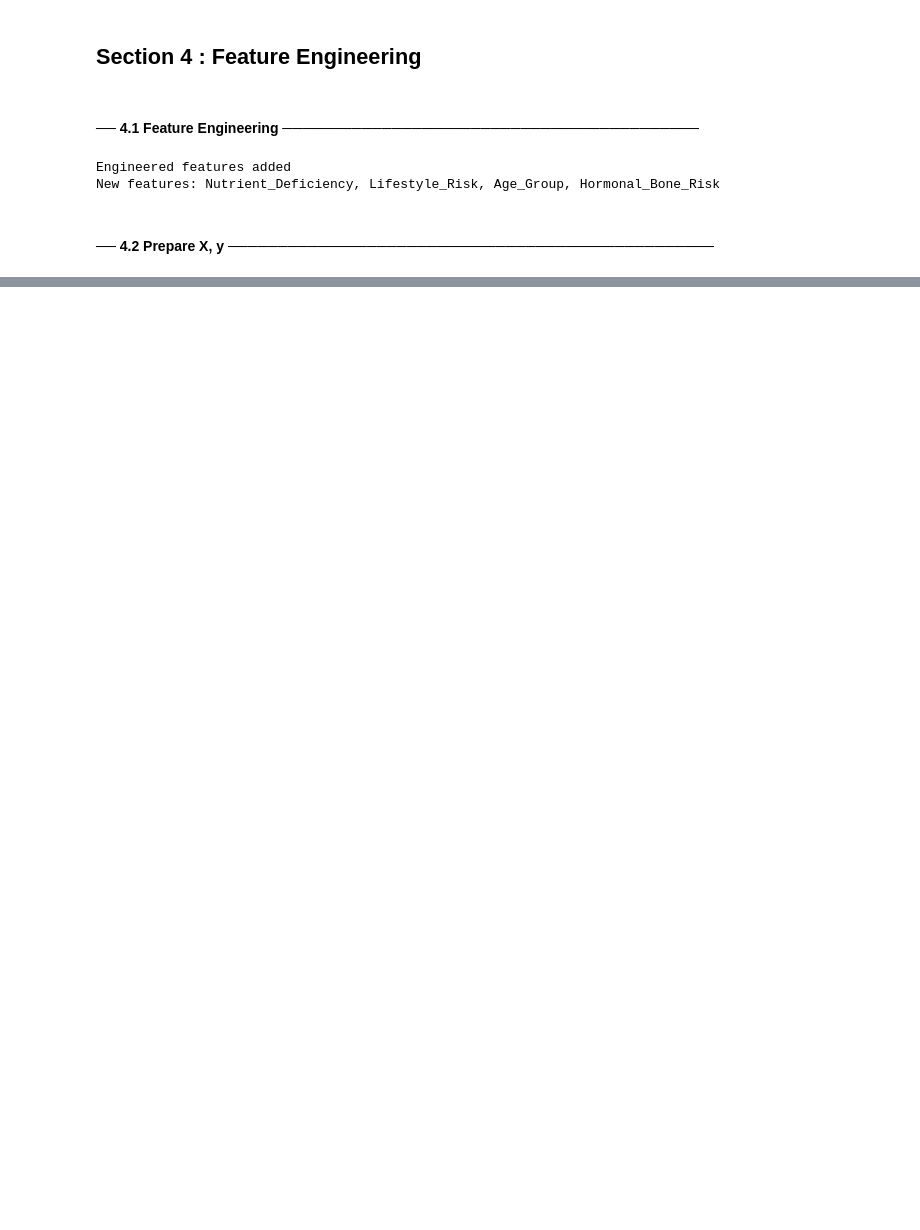
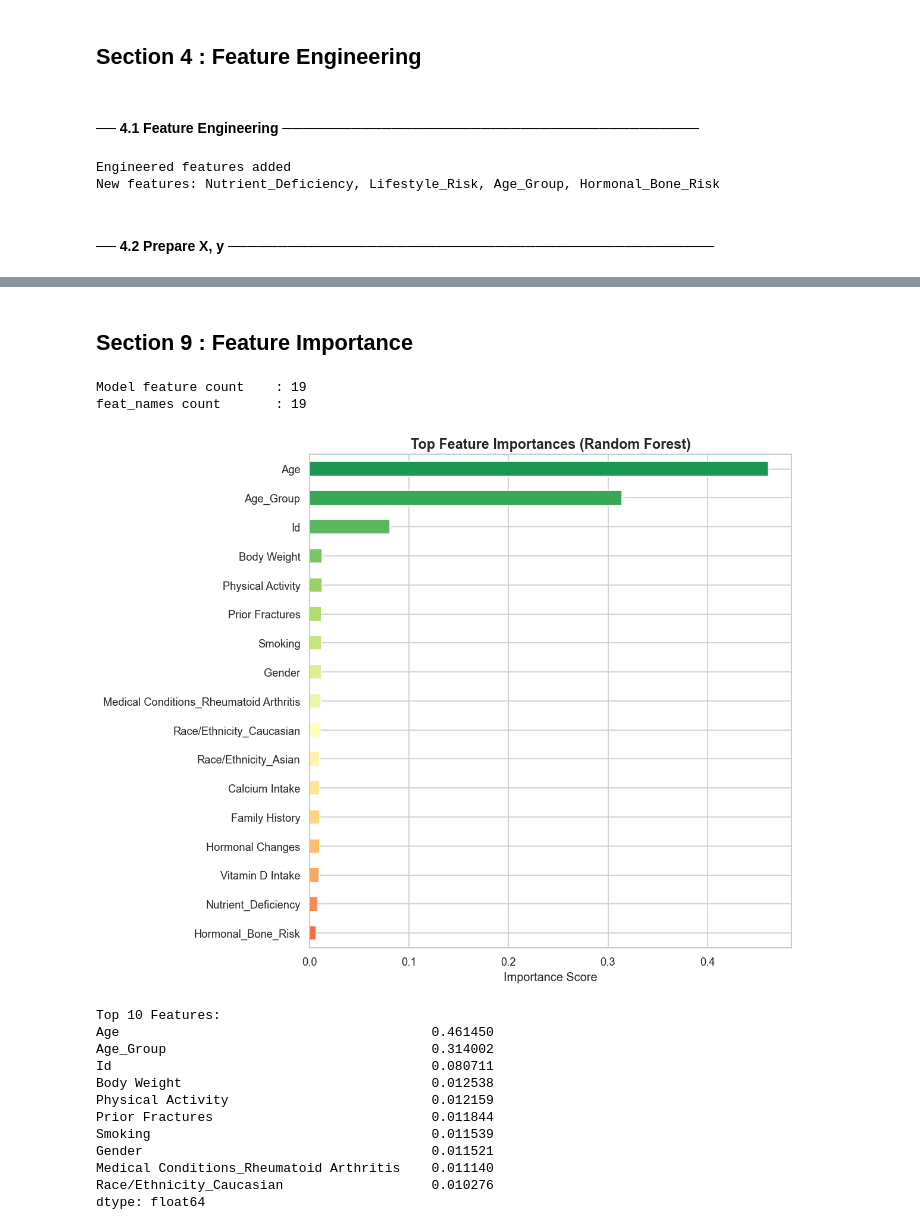
Before and after one commit to afeefanver/Osteoporosis-Risk-Prediction, a Jupyter notebook: Model Train(Oesto).ipynb, the cells around one changed output, grey strips where cells are left out. Cells and saved outputs as stored; diff of their text form; code cells hidden in the pictures; blank space fills up the shorter version.

```diff
--- a/Model Train(Oesto).ipynb
+++ b/Model Train(Oesto).ipynb
@@ -140,0 +458,45 @@ Series([], Name: count, dtype: int64)
+# %% [markdown]
+## Section 9 : Feature Importance
+# %%
+rf_model = trained_models['Random Forest']['model']
+
+# Get exact feature names the model was trained on
+try:
+    feat_names = rf_model.feature_names_in_.tolist()  # works if trained on DataFrame
+except AttributeError:
+    # fallback — model was trained on numpy array, reconstruct from X_train_fe
+    feat_names = list(X_train_fe.columns)
+
+print("Model feature count    :", len(rf_model.feature_importances_))
+print("feat_names count       :", len(feat_names))
+
+importances = pd.Series(rf_model.feature_importances_, index=feat_names)
+importances = importances.sort_values(ascending=True).tail(17)
+
+fig, ax = plt.subplots(figsize=(10, 8))
+colors = plt.cm.RdYlGn(np.linspace(0.2, 0.9, len(importances)))
+importances.plot(kind='barh', ax=ax, color=colors, edgecolor='white')
+ax.set_title('Top Feature Importances (Random Forest)', fontsize=14, fontweight='bold')
+ax.set_xlabel('Importance Score')
+plt.tight_layout()
+plt.savefig('plot/09_Feature_Importance.png', bbox_inches='tight')
+plt.show()
+
+print('Top 10 Features:')
+print(importances.sort_values(ascending=False).head(10))
+# %% [output]
+Model feature count    : 19
+feat_names count       : 19
+[figure, added]
+Top 10 Features:
+Age                                        0.461450
+Age_Group                                  0.314002
+Id                                         0.080711
+Body Weight                                0.012538
+Physical Activity                          0.012159
+Prior Fractures                            0.011844
+Smoking                                    0.011539
+Gender                                     0.011521
+Medical Conditions_Rheumatoid Arthritis    0.011140
+Race/Ethnicity_Caucasian                   0.010276
+dtype: float64
```
Also changed, not shown: parts of 44 cells of this notebook.
